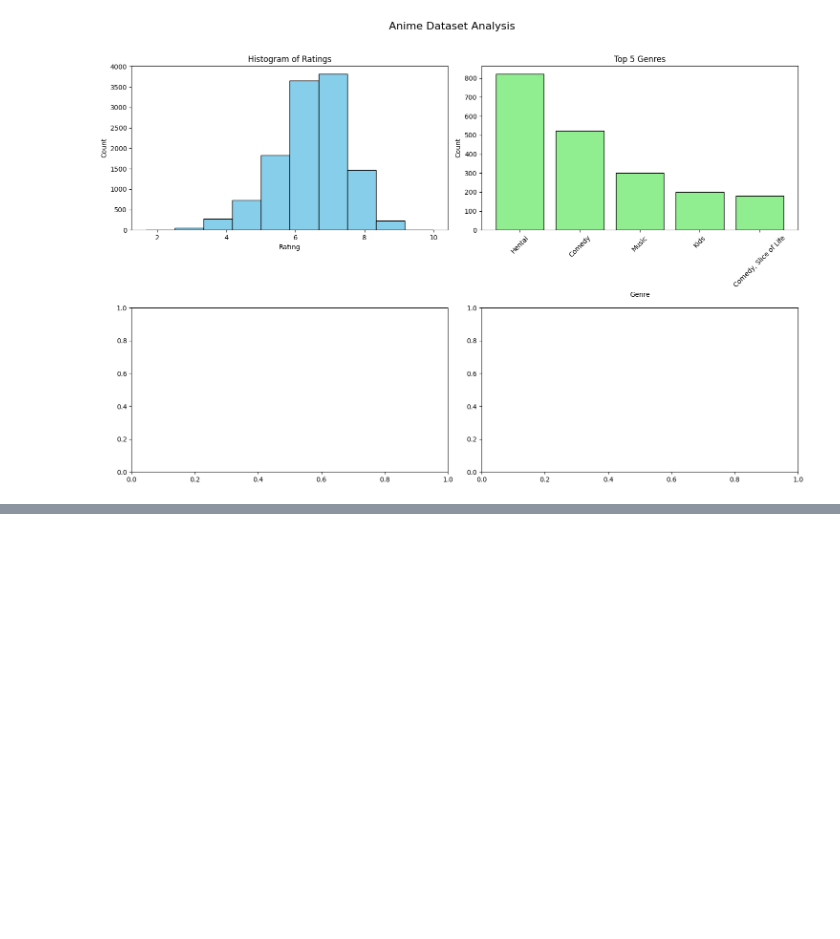
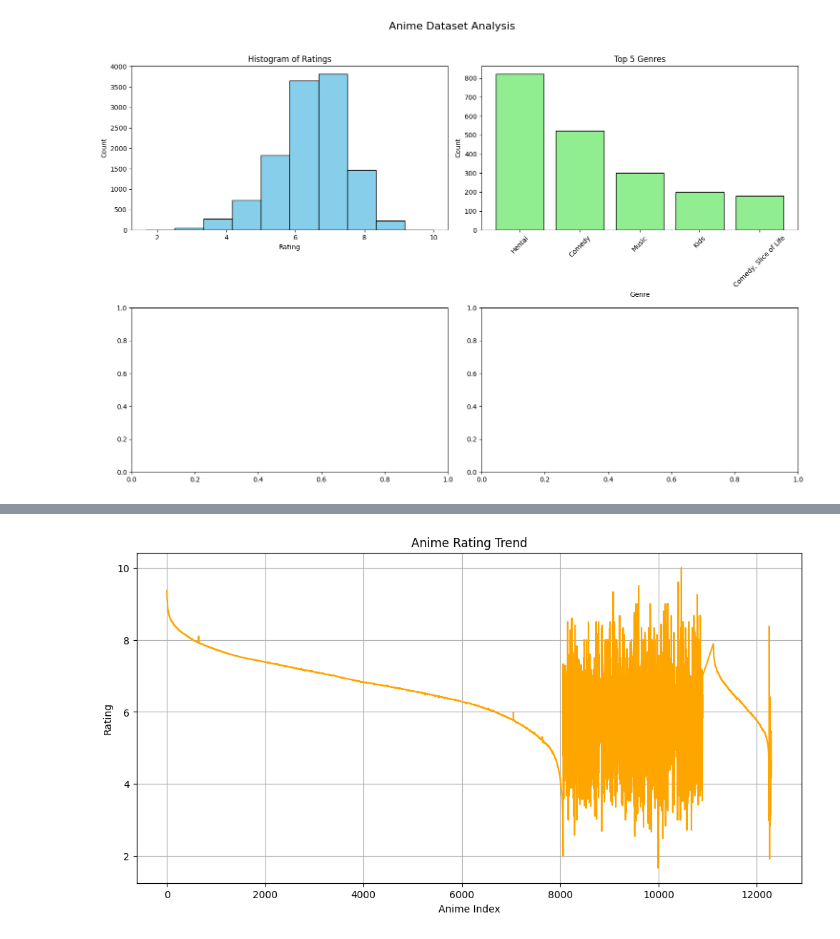
Before and after one commit to SonaliBanapuram/dav_assignment-143, a Jupyter notebook: DAV_Assignment143.ipynb, the cells around one changed output, grey strips where cells are left out. Drawn from its saved outputs; the diff is of its cells as text; code cells hidden in the pictures; blank space fills up the shorter version.

```diff
--- a/DAV_Assignment143.ipynb
+++ b/DAV_Assignment143.ipynb
@@ -333,0 +400,20 @@ Index(['anime_id', 'name', 'genre', 'type', 'episodes', 'rating', 'members'], dt
+# %%
+import matplotlib.pyplot as plt
+import pandas as pd
+
+# Load the dataset
+df = pd.read_csv("anime.csv")
+
+# Drop rows with missing ratings
+df_clean = df.dropna(subset=['rating'])
+
+# Line plot of anime ratings
+plt.figure(figsize=(12, 6))
+plt.plot(df_clean['rating'], color='orange')
+plt.title('Anime Rating Trend')
+plt.xlabel('Anime Index')
+plt.ylabel('Rating')
+plt.grid(True)
+plt.show()
+# %% [output]
+[figure, added]
```
Also changed, not shown: parts of 4 cells of this notebook.
